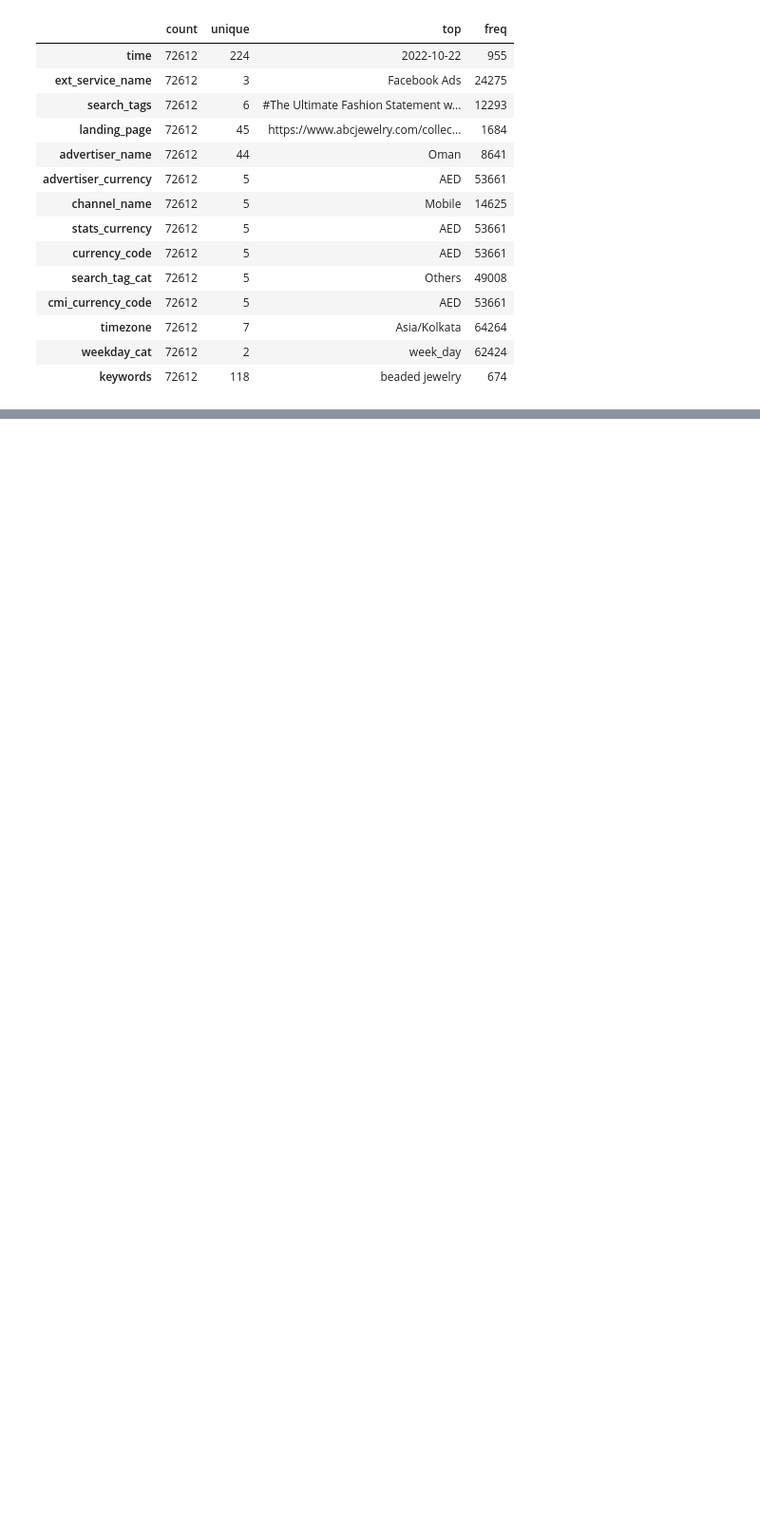
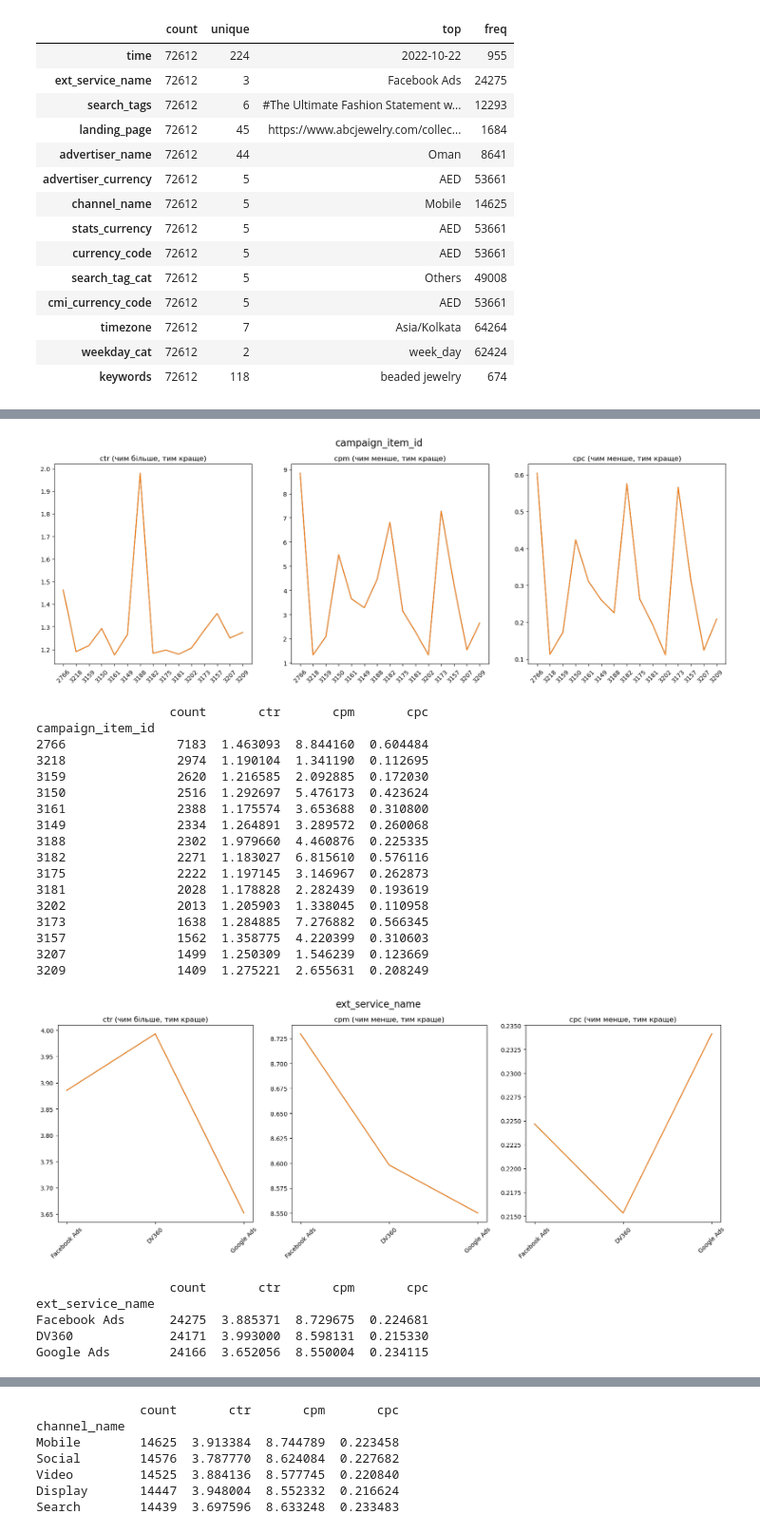
Before and after one commit to dkolesov95/exploratory_data_analysis, a Jupyter notebook: marketing_campaign/marketing_campaign_dataset.ipynb, the cells around one changed output, grey strips where cells are left out. Shown at 95% size. Drawn from its saved outputs; the diff is of its cells as text; code cells hidden in the pictures; blank space fills up the shorter version.

Commit message:
update marketing_campaign

```diff
--- a/marketing_campaign/marketing_campaign_dataset.ipynb
+++ b/marketing_campaign/marketing_campaign_dataset.ipynb
@@ -207,6 +162,0 @@ df.head().T
-# %%
-x = df.groupby('campaign_item_id')[['clicks', 'impressions', 'media_cost_usd']].sum()
-x['ctr'] = x['clicks'] / x['impressions'] * 100
-x['cpm'] = x['media_cost_usd'] / x['impressions'] * 1000
-x['cpc'] = x['media_cost_usd'] / x['clicks']
-x
@@ -228,7 +163,27 @@ x
 # %%
 def metrics(df, column):
-    df_metrics = df.groupby(column)[['clicks', 'impressions', 'media_cost_usd']].sum()
-    df_metrics['ctr'] = df_metrics['clicks'] / df_metrics['impressions'] * 100
-    df_metrics['cpm'] = df_metrics['media_cost_usd'] / df_metrics['impressions'] * 1000
-    df_metrics['cpc'] = df_metrics['media_cost_usd'] / df_metrics['clicks']
-    return df_metrics
+    df_metrics = df.groupby(column)[['clicks', 'impressions', 'media_cost_usd']] \
+                    .agg({'clicks': 'sum', 'impressions': 'sum', 'media_cost_usd': ['sum', 'count']})
+    df_metrics.columns = ['_'.join(i) if 'count' not in i else 'count' for i in df_metrics.columns]
+    df_metrics.index = df_metrics.index.map(lambda x: str(x)[:20])
+    df_metrics['ctr'] = df_metrics['clicks_sum'] / df_metrics['impressions_sum'] * 100
+    df_metrics['cpm'] = df_metrics['media_cost_usd_sum'] / df_metrics['impressions_sum'] * 1000
+    df_metrics['cpc'] = df_metrics['media_cost_usd_sum'] / df_metrics['clicks_sum']
+    return df_metrics.sort_values(by='count', ascending=False)
+
+
+def metrics_plot(data, column):
+    fig, axs = plt.subplots(1, 3, figsize=(20,6))
+
+    axs[0].plot(data['ctr'])
+    axs[1].plot(data['cpm'])
+    axs[2].plot(data['cpc'])
+
+    for index, i in enumerate(['ctr', 'cpm', 'cpc']):
+        axs[index].plot(x[i])
+        title = f'{i} (чим більше, тим краще)' if i == 'ctr' else f'{i} (чим менше, тим краще)'
+        axs[index].set_title(title)
+        axs[index].tick_params(axis='x', labelrotation=45)
+
+    fig.suptitle(column, fontsize=16)
+    plt.show();
@@ -270,0 +190,34 @@ Name: keywords, Length: 7078, dtype: int64
+# %%
+limit = 15
+columns = ['campaign_item_id', 'ext_service_name', 'channel_name',
+           'advertiser_name', 'search_tags']
+for i in columns:
+    x = metrics(df, i).iloc[:limit]
+    metrics_plot(x, i)
+
+    print(x[['count', 'ctr', 'cpm', 'cpc']].head(limit), '\n')
+# %% [output]
+[figure, added]
+                  count       ctr       cpm       cpc
+campaign_item_id
+2766               7183  1.463093  8.844160  0.604484
+3218               2974  1.190104  1.341190  0.112695
+3159               2620  1.216585  2.092885  0.172030
+3150               2516  1.292697  5.476173  0.423624
+3161               2388  1.175574  3.653688  0.310800
+3149               2334  1.264891  3.289572  0.260068
+3188               2302  1.979660  4.460876  0.225335
+3182               2271  1.183027  6.815610  0.576116
+3175               2222  1.197145  3.146967  0.262873
+3181               2028  1.178828  2.282439  0.193619
+3202               2013  1.205903  1.338045  0.110958
+3173               1638  1.284885  7.276882  0.566345
+3157               1562  1.358775  4.220399  0.310603
+3207               1499  1.250309  1.546239  0.123669
+3209               1409  1.275221  2.655631  0.208249
+[figure, added]
+                  count       ctr       cpm       cpc
+ext_service_name
+Facebook Ads      24275  3.885371  8.729675  0.224681
+DV360             24171  3.993000  8.598131  0.215330
+Google Ads        24166  3.652056  8.550004  0.234115
@@ -270,0 +225,7 @@ Name: keywords, Length: 7078, dtype: int64
+              count       ctr       cpm       cpc
+channel_name
+Mobile        14625  3.913384  8.744789  0.223458
+Social        14576  3.787770  8.624084  0.227682
+Video         14525  3.884136  8.577745  0.220840
+Display       14447  3.948004  8.552332  0.216624
+Search        14439  3.697596  8.633248  0.233483
```
Also changed, not shown: parts of 17 cells of this notebook, 1 other file.
